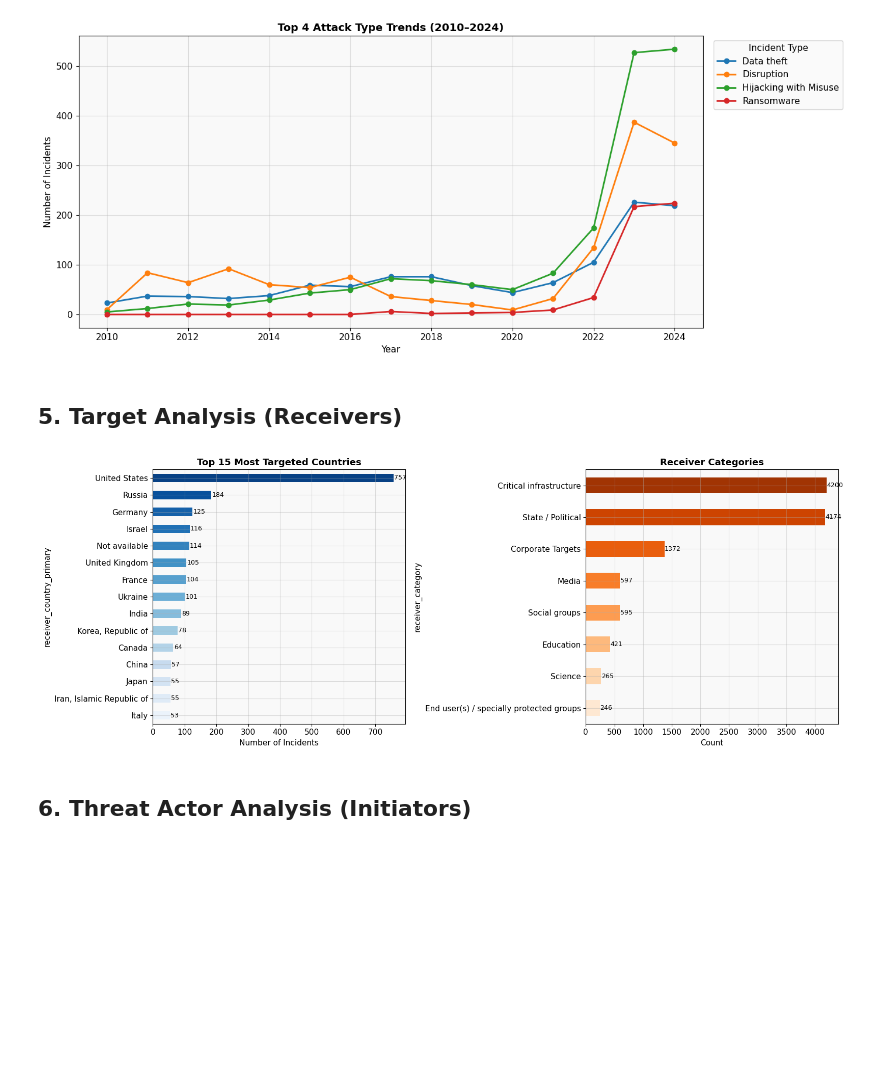
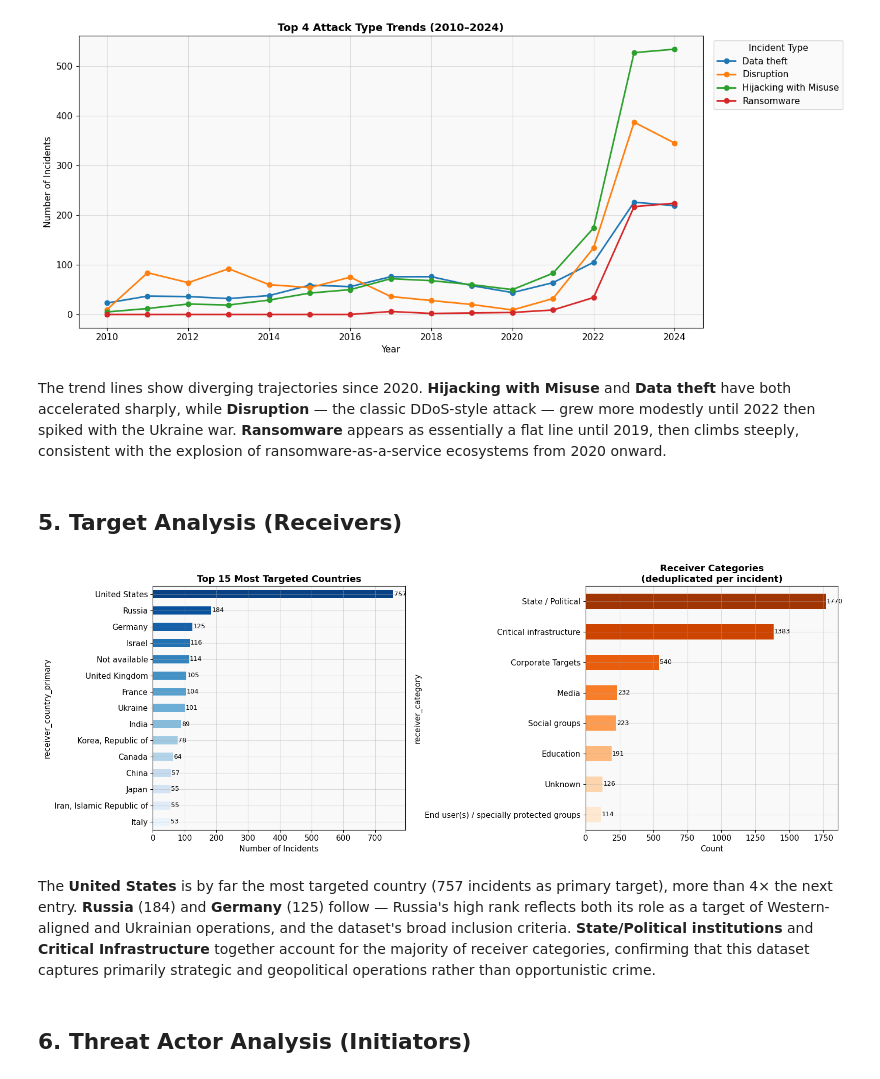
Before and after one commit to com-480-data-visualization/CyberAnalyst, a Jupyter notebook: Analysis/eurepoc_global_dataset_1_3 analysis.ipynb, the cells around one changed output. Drawn from its saved outputs; the diff is of its cells as text; code cells hidden in the pictures; blank space fills up the shorter version.

```diff
--- a/Analysis/eurepoc_global_dataset_1_3 analysis.ipynb
+++ b/Analysis/eurepoc_global_dataset_1_3 analysis.ipynb
@@ -207,6 +209,8 @@ plt.tight_layout()
 plt.show()
 # %% [output]
 [figure]
+# %% [markdown]
+The trend lines show diverging trajectories since 2020. **Hijacking with Misuse** and **Data theft** have both accelerated sharply, while **Disruption** — the classic DDoS-style attack — grew more modestly until 2022 then spiked with the Ukraine war. **Ransomware** appears as essentially a flat line until 2019, then climbs steeply, consistent with the explosion of ransomware-as-a-service ecosystems from 2020 onward.
 # %% [markdown]
 ## 5. Target Analysis (Receivers)
 # %%
@@ -214,39 +218,45 @@ plt.show()
 df['receiver_country_primary'] = df['receiver_country'].str.split(';').str[0].str.strip()
 top_targets = df['receiver_country_primary'].value_counts().head(15)
 
 fig, axes = plt.subplots(1, 2, figsize=(16, 6))
 
 # Bar chart
 ax1 = axes[0]
 colors = sns.color_palette("Blues_r", len(top_targets))
 top_targets.plot(kind='barh', ax=ax1, color=colors)
 ax1.set_title('Top 15 Most Targeted Countries', fontsize=13, fontweight='bold')
 ax1.set_xlabel('Number of Incidents')
 ax1.invert_yaxis()
 for i, v in enumerate(top_targets):
     ax1.text(v + 2, i, str(v), va='center', fontsize=9)
 
-# Receiver category breakdown
+# Receiver category breakdown — deduplicate per row to avoid inflation
 ax2 = axes[1]
-# Explode multi-value receiver_category
-rec_cats = df['receiver_category'].dropna().str.split(';').explode().str.strip()
-# Shorten long category names
+rec_cats = (
+    df['receiver_category'].dropna()
+    .str.split(';')
+    .apply(lambda cats: list(dict.fromkeys(c.strip() for c in cats)))  # dedupe per row
+    .explode()
+    .str.strip()
+)
 rec_cats = rec_cats.replace({
     'Corporate Targets (corporate targets only coded if the respective company is not part of the critical infrastructure definition)': 'Corporate Targets',
     'State institutions / political system': 'State / Political',
 })
 rec_cat_counts = rec_cats.value_counts().head(8)
 rec_cat_counts.plot(kind='barh', ax=ax2, color=sns.color_palette("Oranges_r", len(rec_cat_counts)))
-ax2.set_title('Receiver Categories', fontsize=13, fontweight='bold')
+ax2.set_title('Receiver Categories\n(deduplicated per incident)', fontsize=13, fontweight='bold')
 ax2.set_xlabel('Count')
 ax2.invert_yaxis()
 for i, v in enumerate(rec_cat_counts):
     ax2.text(v + 5, i, str(v), va='center', fontsize=9)
 
 plt.tight_layout()
 plt.show()
 # %% [output]
-[figure, old version]
+[figure, new version]
+# %% [markdown]
+The **United States** is by far the most targeted country (757 incidents as primary target), more than 4× the next entry. **Russia** (184) and **Germany** (125) follow — Russia's high rank reflects both its role as a target of Western-aligned and Ukrainian operations, and the dataset's broad inclusion criteria. **State/Political institutions** and **Critical Infrastructure** together account for the majority of receiver categories, confirming that this dataset captures primarily strategic and geopolitical operations rather than opportunistic crime.
 # %% [markdown]
 ## 6. Threat Actor Analysis (Initiators)
 # %%
```
Also changed, not shown: parts of 14 cells of this notebook.
